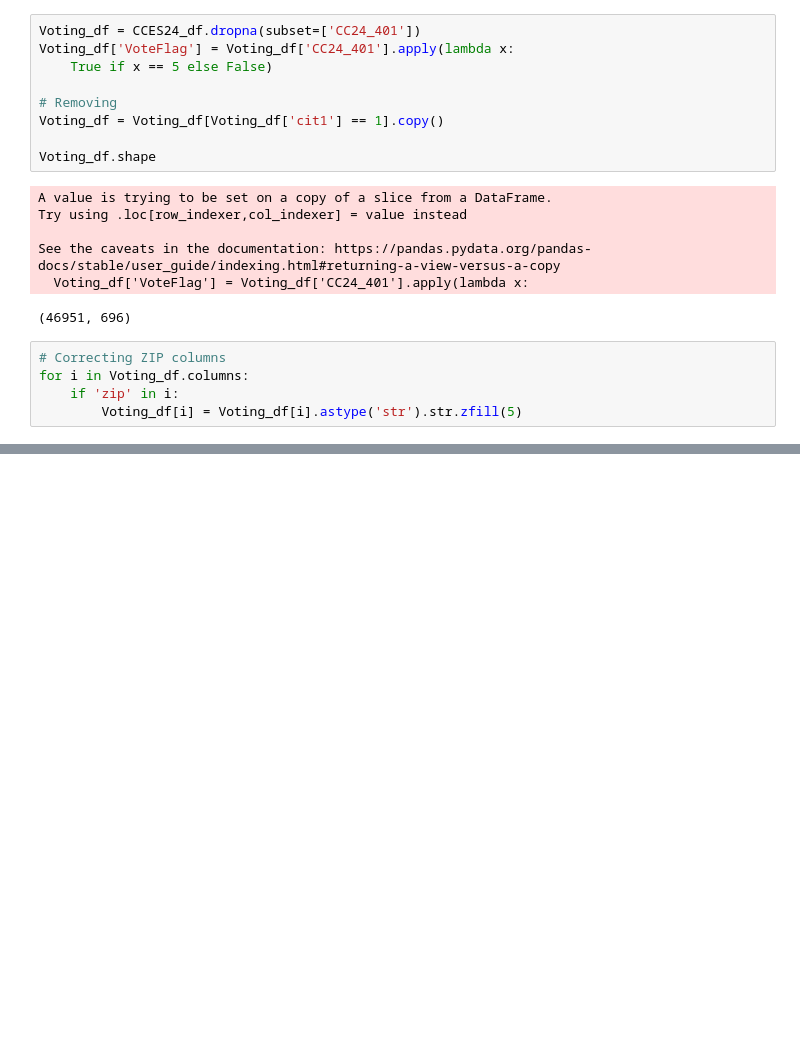
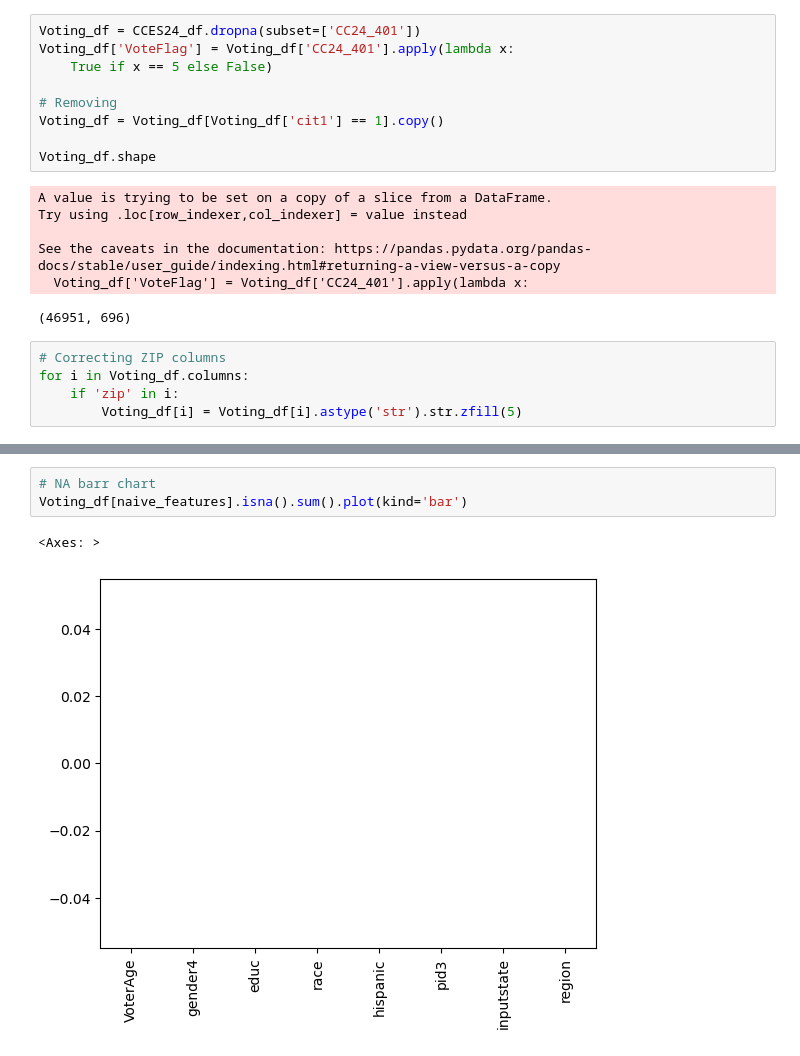
Before and after one commit to agtrinidad/s26-hnz-voter-predictors, a Jupyter notebook: g17_gavin_workspace.ipynb, the cells around one changed output, grey strips where cells are left out. Saved outputs shown, nothing was run; the diff lists cells and outputs as text; blank space fills up the shorter version.

```diff
--- a/g17_gavin_workspace.ipynb
+++ b/g17_gavin_workspace.ipynb
@@ -1110,0 +1103,6 @@ full_features = [
+# %%
+# NA barr chart
+Voting_df[naive_features].isna().sum().plot(kind='bar')
+# %% [output]
+<Axes: >
+[figure, added]
```
Also changed, not shown: parts of 20 cells of this notebook.
